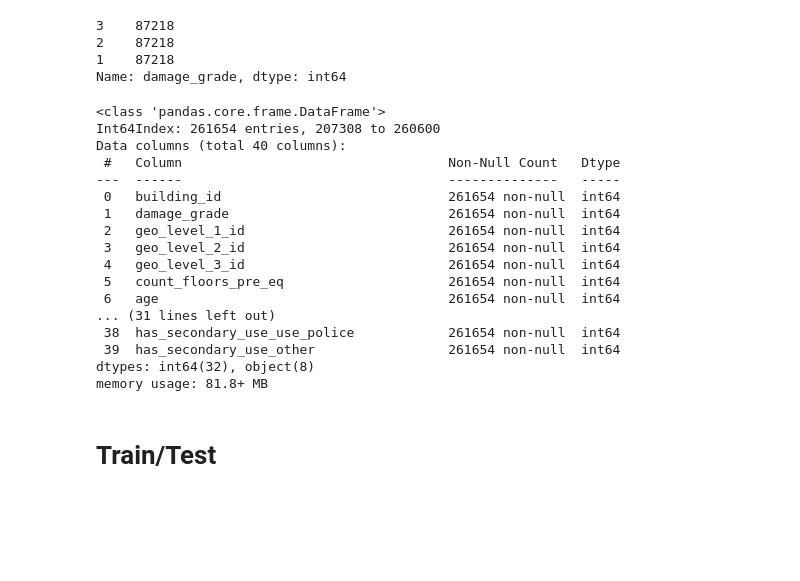
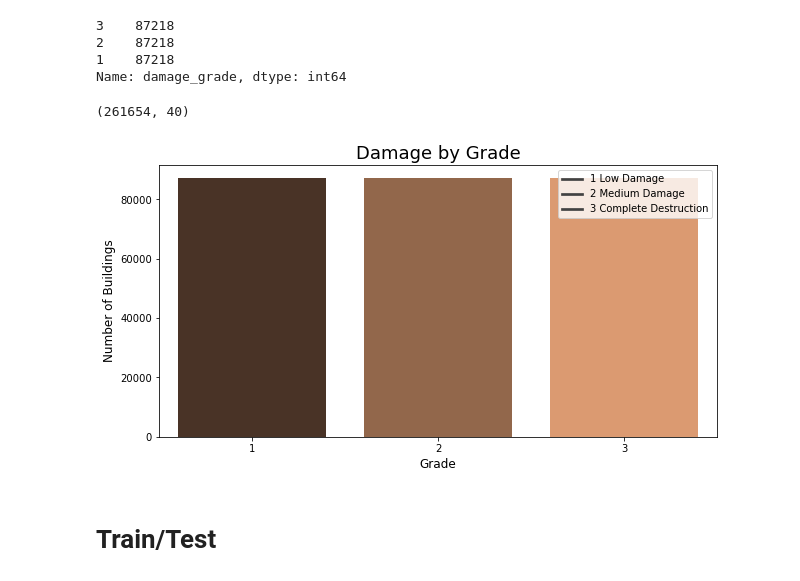
Before and after one commit to twhipple/Modeling_Earthquake_Damage, a Jupyter notebook: Modeling_Earthquake_Damage.ipynb, the cells around one changed output. Saved outputs shown, nothing was run; the diff lists cells and outputs as text; code cells hidden in the pictures; blank space fills up the shorter version.

Commit message:
Balanced dataset fail

```diff
--- a/Modeling_Earthquake_Damage.ipynb
+++ b/Modeling_Earthquake_Damage.ipynb
@@ -320,39 +322,36 @@ df_downsampled.damage_grade.value_counts()
 2    87218
 Name: damage_grade, dtype: int64
 # %%
-# Again...
+# Again... with the third class
 
 # Upsample minority class
 df_minority_upsampled = resample(df_minority, replace=True,
                                    n_samples=len(df[df.damage_grade == 3]), random_state=123)
 
 # Combine minority class with downsampled majority class
-df_new = pd.concat([df_minority_upsampled, df_downsampled])
+df_balanced = pd.concat([df_minority_upsampled, df_downsampled])
 
 # Display new class counts
-df_new.damage_grade.value_counts()
+df_balanced.damage_grade.value_counts()
 # %% [output]
 3    87218
 2    87218
 1    87218
 Name: damage_grade, dtype: int64
-# %%
-df_new.info()
-# %% [output]
-<class 'pandas.core.frame.DataFrame'>
-Int64Index: 261654 entries, 207308 to 260600
-Data columns (total 40 columns):
- #   Column                                  Non-Null Count   Dtype
----  ------                                  --------------   -----
- 0   building_id                             261654 non-null  int64
- 1   damage_grade                            261654 non-null  int64
- 2   geo_level_1_id                          261654 non-null  int64
- 3   geo_level_2_id                          261654 non-null  int64
- 4   geo_level_3_id                          261654 non-null  int64
- 5   count_floors_pre_eq                     261654 non-null  int64
- 6   age                                     261654 non-null  int64
-... (31 lines left out)
- 38  has_secondary_use_use_police            261654 non-null  int64
- 39  has_secondary_use_other                 261654 non-null  int64
-dtypes: int64(32), object(8)
-memory usage: 81.8+ MB
+# %%
+# Ended up with more rows, though probably less diverse.
+df_balanced.shape
+# %% [output]
+(261654, 40)
+# %%
+# View of the balanced dataset
+damange_count = df_balanced['damage_grade'].value_counts()
+plt.figure(figsize=(10,5))
+sns.barplot(x=damange_count.index, y=damange_count.values, palette='copper')
+plt.title('Damage by Grade', fontsize=18)
+plt.ylabel('Number of Buildings', fontsize=12)
+plt.xlabel('Grade', fontsize=12)
+plt.legend(labels=["1 Low Damage","2 Medium Damage","3 Complete Destruction"])
+plt.show()
+# %% [output]
+[figure, added]
```
Also changed, not shown: parts of 25 cells of this notebook, 1 other file.
